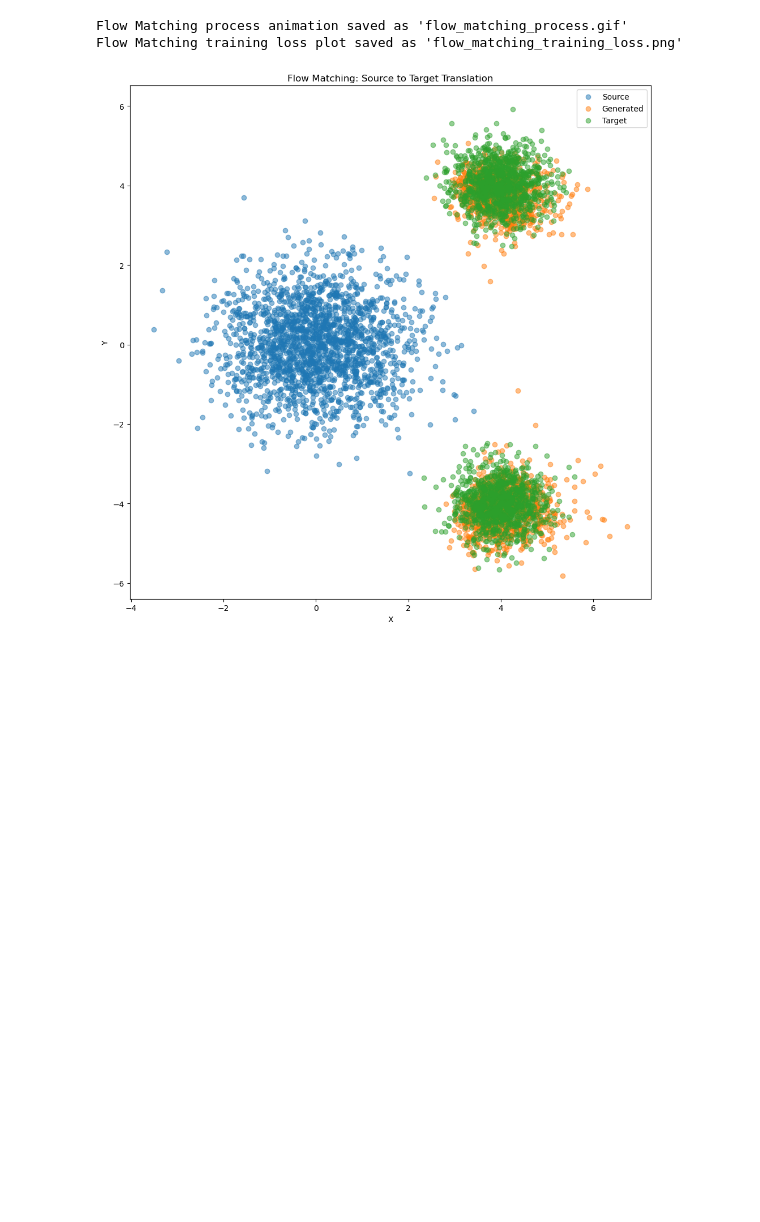
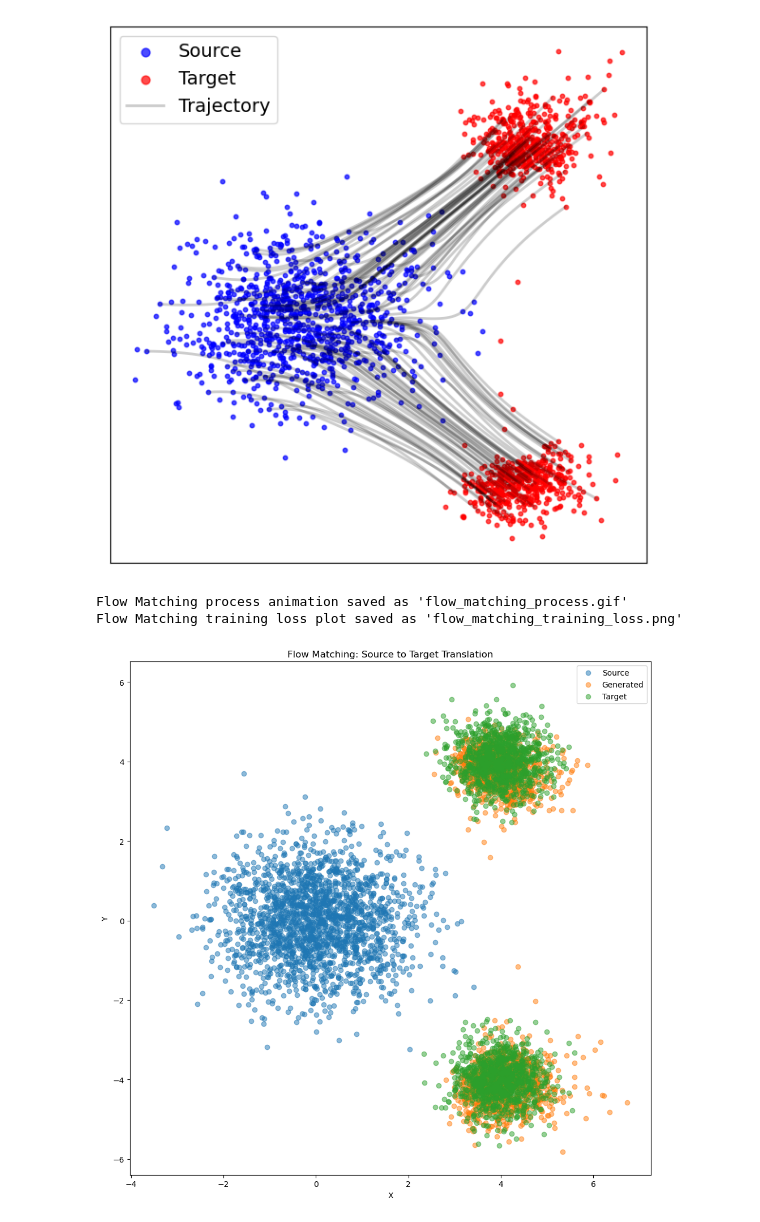
Before and after one commit to shresthasagar/shresthasagar.github.io, a Jupyter notebook: assets/images/blogs/sol_fm_diff/fm_diffusion.ipynb, the cells around one changed output. Drawn from its saved outputs; the diff is of its cells as text; code cells hidden in the pictures; blank space fills up the shorter version.

```diff
--- a/assets/images/blogs/sol_fm_diff/fm_diffusion.ipynb
+++ b/assets/images/blogs/sol_fm_diff/fm_diffusion.ipynb
@@ -93,3 +93,94 @@ Epoch 200/200, Loss: 5.8418
+# %%
+# Plot the trajectories using the learnt vector field
+import matplotlib.pyplot as plt
+import numpy as np
+from tqdm import tqdm
+
+# Generate source samples from the same distribution as training data
+X_source = torch.randn(1000, 2)
+
+# Visualize trajectories from source to target
+@torch.no_grad()
+def plot_trajectories(model, device, source_samples, n_steps=50, n_trajectories=50):
+    """Plot trajectories from source samples using the learned vector field."""
+    model.eval()
+
+    # Convert all source samples to tensor
+    x_all = source_samples.to(device)
+    n_samples = x_all.shape[0]
+
+    # Select subset for trajectories
+    trajectory_indices = np.random.choice(n_samples, n_trajectories, replace=False)
+    x_trajectory = x_all[trajectory_indices]
+
+    # Initialize array to store trajectory points
+    trajectories = [x_trajectory.cpu().numpy()]
+
+    # Generate trajectory for the subset
+    dt = 1.0 / n_steps
+    for step in tqdm(range(n_steps)):
+        t = torch.ones(n_trajectories, device=device) * (1 - step * dt)
+        t = t.unsqueeze(-1)
+        v = model(x_trajectory, t)
+        x_trajectory = x_trajectory - v * dt
+        trajectories.append(x_trajectory.cpu().numpy())
+
+    # Convert to numpy array for easier indexing
+    trajectories = np.array(trajectories)
+
+    # Get final points for all samples
+    final_points = []
+    with torch.no_grad():
+        x = x_all.clone()
+        dt = 1.0 / n_steps
+        for step in tqdm(range(n_steps)):
+            t = torch.ones(n_samples, device=device) * (1 - step * dt)
+            t = t.unsqueeze(-1)
+            v = model(x, t)
+            x = x - v * dt
+        final_points = x.cpu().numpy()
+    # Plot
+    fig, ax = plt.subplots(figsize=(6, 6))
+
+    # Plot all source points
+    ax.scatter(source_samples.cpu().numpy()[:, 0], source_samples.cpu().numpy()[:, 1],
+               c='blue', s=10, alpha=0.7, label='Source')
+
+    # Plot all final points (target)
+    ax.scatter(final_points[:, 0], final_points[:, 1],
+               c='red', s=10, alpha=0.7, label='Target')
+
+    # Plot trajectories only for the subset
+    # Add one trajectory to the legend
+    ax.plot(trajectories[:, 0, 0], trajectories[:, 0, 1], 'k-', linewidth=2.0, alpha=0.2, label='Trajectory')
+
+    # Plot the rest of the trajectories without adding to legend
+    for i in range(1, n_trajectories):
+        points = trajectories[:, i, :]
+        ax.plot(points[:, 0], points[:, 1], 'k-', linewidth=2.0, alpha=0.2)
+
+    # ax.set_title('Trajectories from Source to Target')
+
+    # Remove ticks
+    ax.set_xticks([])
+    ax.set_yticks([])
+
+    # Increase font size and marker size in legend
+    legend = ax.legend(prop={'size': 14}, markerscale=2.0)
+
+    plt.tight_layout()
+
+    # Save the figure
+    plt.savefig('flow_matching_trajectories.png', dpi=300, bbox_inches='tight')
+
+    plt.show()
+
+    return final_points  # Return the final points
+
+# Plot trajectories using source samples (only 100 trajectories but all points)
+generated_samples = plot_trajectories(model, device, X_source, n_trajectories=100)
+# %% [output]
+[figure, added]
 # %%
 import matplotlib.pyplot as plt
 import matplotlib.animation as animation
```
Also changed, not shown: parts of 1 cell of this notebook, 4 other files.
